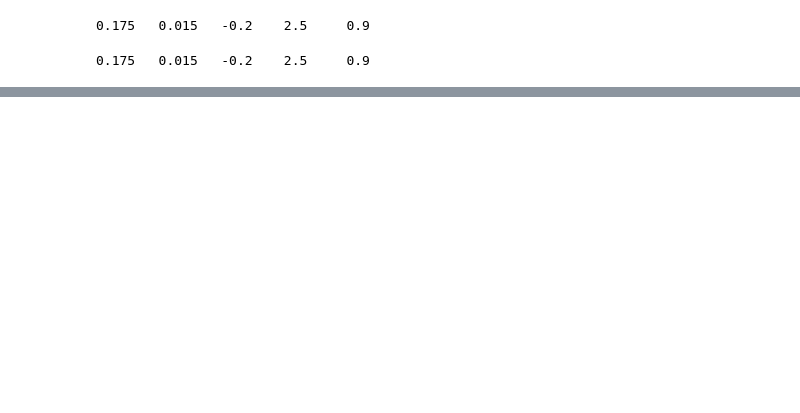
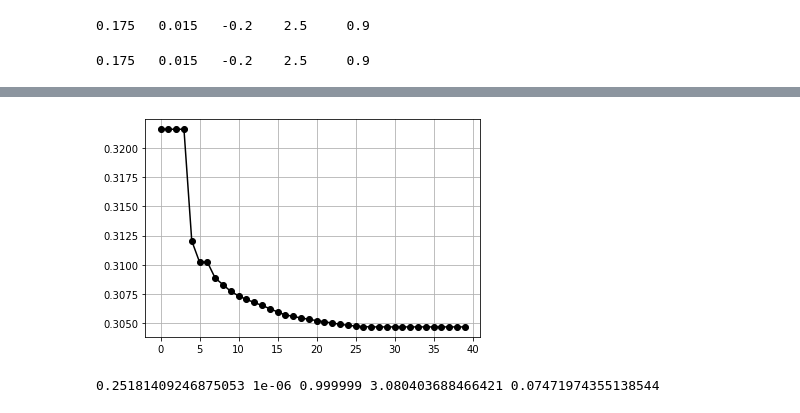
Before and after one commit to dolmatovas/MathFinance, a Jupyter notebook: heston/Heston Calibration.ipynb, the cells around one changed output, grey strips where cells are left out. Drawn from its saved outputs; the diff is of its cells as text; code cells hidden in the pictures; blank space fills up the shorter version.

```diff
--- a/heston/Heston Calibration.ipynb
+++ b/heston/Heston Calibration.ipynb
@@ -516,0 +550,18 @@ plt.grid()
+# %%
+k = 2.5
+sig = 0.9
+theta = 0.015
+rho = -0.2
+v0 = 0.175
+# %%
+heston_params, fs = LMAlgorithm(40, Csabr, S0, Kn, Nu, Tn, r, v0, theta, rho, k, sig)
+# %%
+plt.plot(fs, '-ok')
+plt.grid()
+# %% [output]
+[figure, added]
+# %%
+v0, theta, rho, k, sig = heston_params
+print(*heston_params)
+# %% [output]
+0.25181409246875053 1e-06 0.999999 3.080403688466421 0.07471974355138544
```
Also changed, not shown: parts of 22 cells of this notebook, 1 other file.
